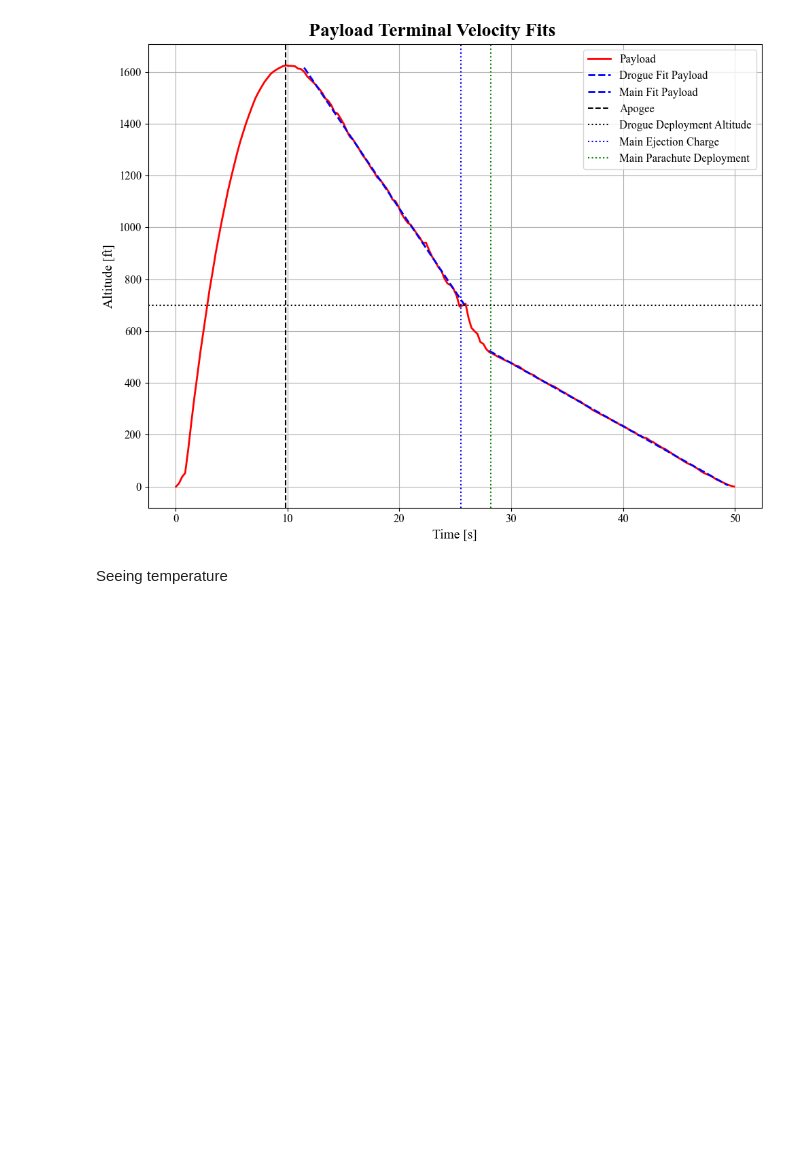
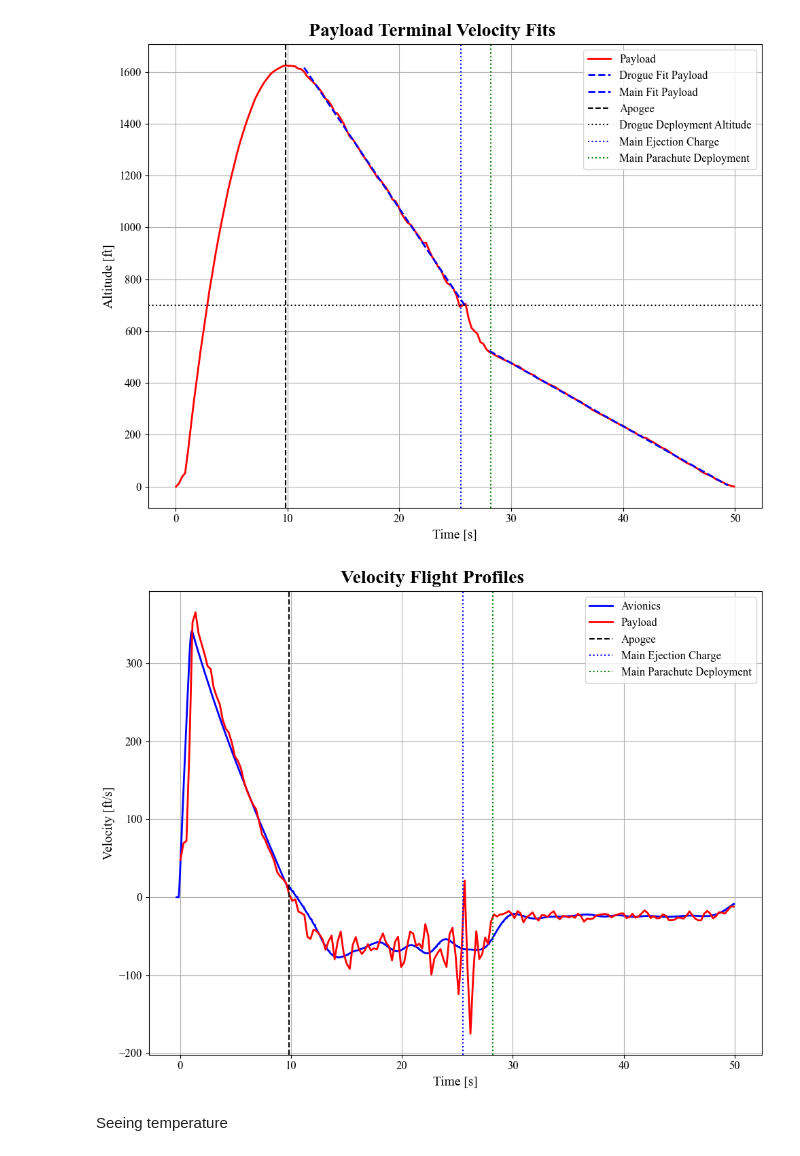
Before and after one commit to saividyud/NASA_25-26_Rocket_Simulations, a Jupyter notebook: Subscale Flight Analysis/analyzer.ipynb, the cells around one changed output. Drawn from its saved outputs; the diff is of its cells as text; code cells hidden in the pictures; blank space fills up the shorter version.

```diff
--- a/Subscale Flight Analysis/analyzer.ipynb
+++ b/Subscale Flight Analysis/analyzer.ipynb
@@ -320,6 +324,36 @@ ax.legend(loc='upper right')
 plt.show()
 # %% [output]
 [figure]
+# %%
+fig = plt.figure()
+fig.set_tight_layout(True)
+ax = fig.add_subplot()
+
+ax.plot(data_avionics2['Time [s]'], data_avionics2['Velocity [ft/s]'], linestyle='-', color='b', label='Avionics', linewidth=2)
+ax.plot(data_payload2['Time [s]'], data_payload2['Velocity [ft/s]'], linestyle='-', color='r', label='Payload', linewidth=2)
+
+# ax.plot(drogue_data_avionics['Time [s]'], np.polyval(drogue_fit_avionics, drogue_data_avionics['Time [s]']), linestyle='--', color='b', linewidth=2, label='Drogue Fit Avionics')
+# ax.plot(drogue_data_payload['Time [s]'], np.polyval(drogue_fit_payload, drogue_data_payload['Time [s]']), linestyle='--', color='b', linewidth=2, label='Drogue Fit Payload')
+
+# ax.plot(main_data_avionics['Time [s]'], np.polyval(main_fit_avionics, main_data_avionics['Time [s]']), linestyle='--', color='b', linewidth=2, label='Main Fit Avionics')
+# ax.plot(main_data_payload['Time [s]'], np.polyval(main_fit_payload, main_data_payload['Time [s]']), linestyle='--', color='b', linewidth=2, label='Main Fit Payload')
+
+ax.axvline(time_to_apogee_payload, color='k', linestyle='dashed', label='Apogee')
+# ax.axhline(700, color='k', linestyle=':', label='Drogue Deployment Altitude')
+
+ax.axvline(25.5, color='b', linestyle=':', label='Main Ejection Charge')
+ax.axvline(28.2, color='g', linestyle=':', label='Main Parachute Deployment')
+
+fig.suptitle('Velocity Flight Profiles', y=0.97)
+ax.set_xlabel('Time [s]')
+ax.set_ylabel('Velocity [ft/s]')
+ax.grid(True)
+
+ax.legend(loc='upper right')
+
+plt.show()
+# %% [output]
+[figure, added]
 # %% [markdown]
 Seeing temperature
 # %%
```
Also changed, not shown: parts of 17 cells of this notebook, 6 other files.
